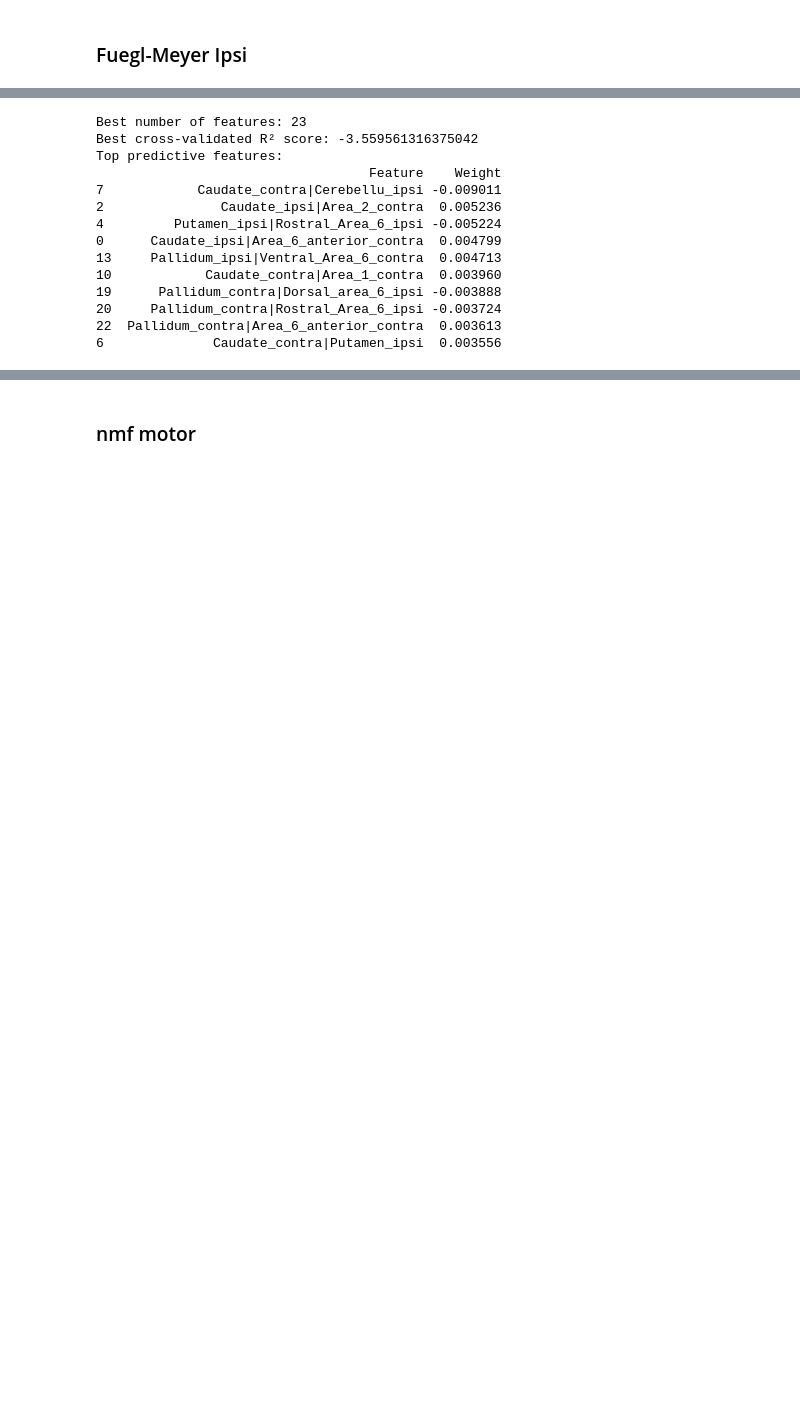
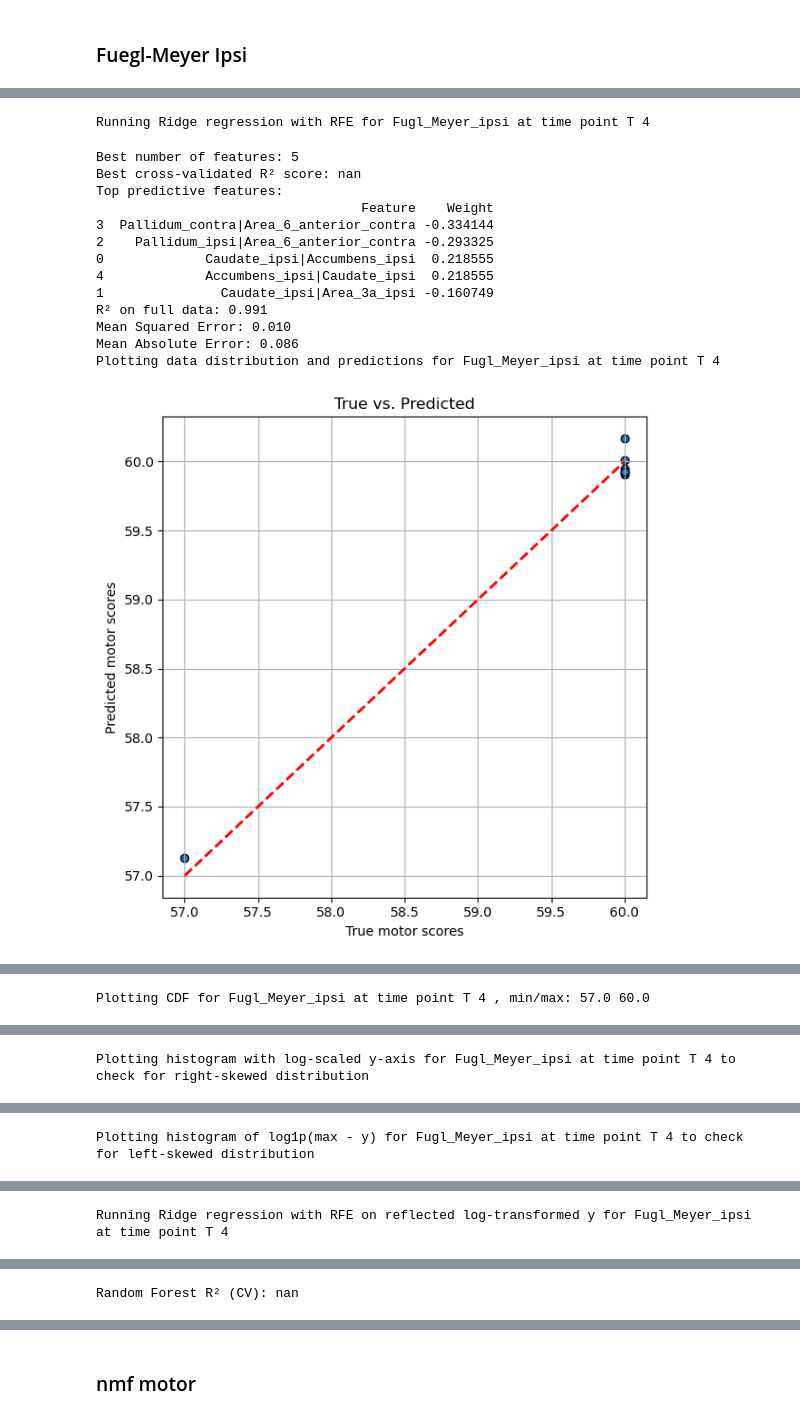
Before and after one commit to maylismlr/uphummel_MA4, a Jupyter notebook: regression.ipynb, the cells around one changed output, grey strips where cells are left out. Cells and saved outputs as stored; diff of their text form; code cells hidden in the pictures; blank space fills up the shorter version.

```diff
--- a/regression.ipynb
+++ b/regression.ipynb
@@ -221,0 +908,2 @@ Together, this pipeline provides a statistically sound, interpretable, and gener
+# %%
+selected_featur_names, grid = functions.run_whole_pipeline(df_aligned_R, regression_info, tp=3, motor_score='Fugl_Meyer_contra', striatum_labels=striatum_labels)
@@ -221,0 +957,2 @@ Together, this pipeline provides a statistically sound, interpretable, and gener
+# %%
+selected_featur_names, grid = functions.run_whole_pipeline(df_aligned_R, regression_info, tp=3, motor_score='nmf_motor', striatum_labels=striatum_labels)
@@ -222,5 +961,2 @@ Together, this pipeline provides a statistically sound, interpretable, and gener
 # %% [markdown]
 ### Fuegl-Meyer Ipsi
-# %%
-y_FMI = valid_data['Fugl_Meyer_ipsi'].values
-selected_feature_names_FMI, grid_FMI = functions.run_Ridge_with_RFE(X_df_clean, y_FMI, param_grid)
@@ -305,23 +963,18 @@ plt.show()
-# %%
-import numpy as np
-
-# Shift y if needed to avoid log(0)
-y_transformed_FMI = np.log1p(y_FMI)  # log(1 + y)
-
-# Use in your model
-selected_feature_names_FMI, grid_FMI = functions.run_Ridge_with_RFE(X_df_clean, y_transformed_FMI, param_grid)
-# %% [output]
-Best number of features: 23
-Best cross-validated R² score: -3.559561316375042
-Top predictive features:
-                                   Feature    Weight
-7            Caudate_contra|Cerebellu_ipsi -0.009011
-2               Caudate_ipsi|Area_2_contra  0.005236
-4         Putamen_ipsi|Rostral_Area_6_ipsi -0.005224
-0      Caudate_ipsi|Area_6_anterior_contra  0.004799
-13     Pallidum_ipsi|Ventral_Area_6_contra  0.004713
-10            Caudate_contra|Area_1_contra  0.003960
-19      Pallidum_contra|Dorsal_area_6_ipsi -0.003888
-20     Pallidum_contra|Rostral_Area_6_ipsi -0.003724
-22  Pallidum_contra|Area_6_anterior_contra  0.003613
-6              Caudate_contra|Putamen_ipsi  0.003556
+# %%
+selected_featur_names, grid = functions.run_whole_pipeline(df_aligned_L, regression_info, tp=4, motor_score='Fugl_Meyer_ipsi', striatum_labels=striatum_labels)
+# %% [output]
+Running Ridge regression with RFE for Fugl_Meyer_ipsi at time point T 4
+Best number of features: 5
+Best cross-validated R² score: nan
+Top predictive features:
+                                  Feature    Weight
+3  Pallidum_contra|Area_6_anterior_contra -0.334144
+2    Pallidum_ipsi|Area_6_anterior_contra -0.293325
+0             Caudate_ipsi|Accumbens_ipsi  0.218555
+4             Accumbens_ipsi|Caudate_ipsi  0.218555
+1               Caudate_ipsi|Area_3a_ipsi -0.160749
+R² on full data: 0.991
+Mean Squared Error: 0.010
+Mean Absolute Error: 0.086
+Plotting data distribution and predictions for Fugl_Meyer_ipsi at time point T 4
+[figure, added]
@@ -327,0 +982 @@ Top predictive features:
+Plotting CDF for Fugl_Meyer_ipsi at time point T 4 , min/max: 57.0 60.0
@@ -327,0 +984 @@ Top predictive features:
+Plotting histogram with log-scaled y-axis for Fugl_Meyer_ipsi at time point T 4 to check for right-skewed distribution
@@ -327,0 +986 @@ Top predictive features:
+Plotting histogram of log1p(max - y) for Fugl_Meyer_ipsi at time point T 4 to check for left-skewed distribution
@@ -327,0 +988 @@ Top predictive features:
+Running Ridge regression with RFE on reflected log-transformed y for Fugl_Meyer_ipsi at time point T 4
@@ -328 +1009,2 @@ Top predictive features:
+Random Forest R² (CV): nan
 # %% [markdown]
```
Also changed, not shown: parts of 221 cells of this notebook, 2 other files.
